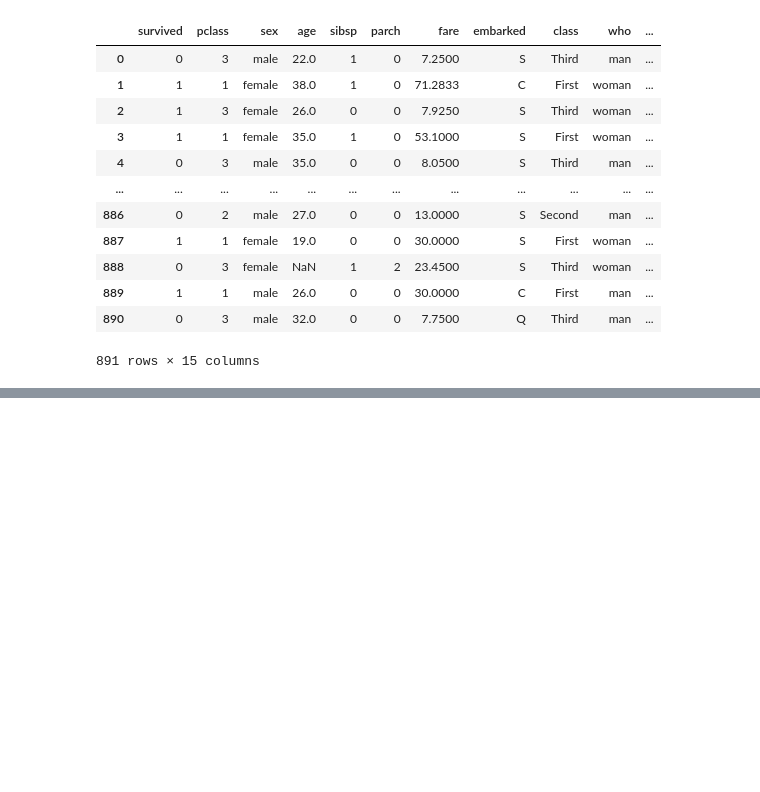
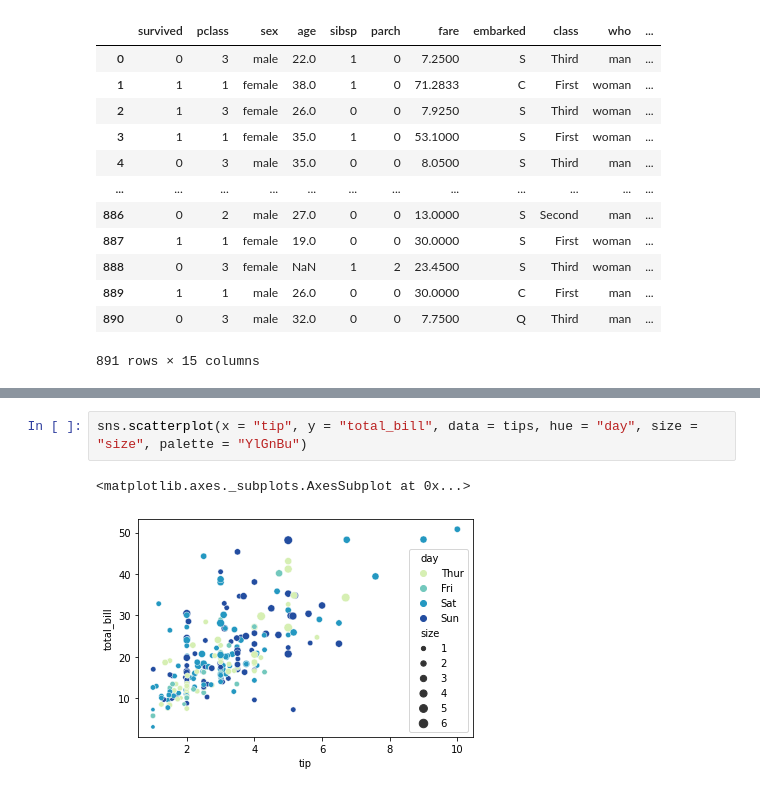
Before and after one commit to arnavd2001/Practise-MiniProjects, a Jupyter notebook: seaborn_practise.ipynb, the cells around one changed output, grey strips where cells are left out. Saved outputs shown, nothing was run; the diff lists cells and outputs as text; blank space fills up the shorter version.

```diff
--- a/seaborn_practise.ipynb
+++ b/seaborn_practise.ipynb
@@ -96,0 +102,5 @@ titanic
+# %%
+sns.scatterplot(x = "tip", y = "total_bill", data = tips, hue = "day", size = "size", palette = "YlGnBu")
+# %% [output]
+<matplotlib.axes._subplots.AxesSubplot at 0x...>
+[figure, added]
```
Also changed, not shown: parts of 1 cell of this notebook.
